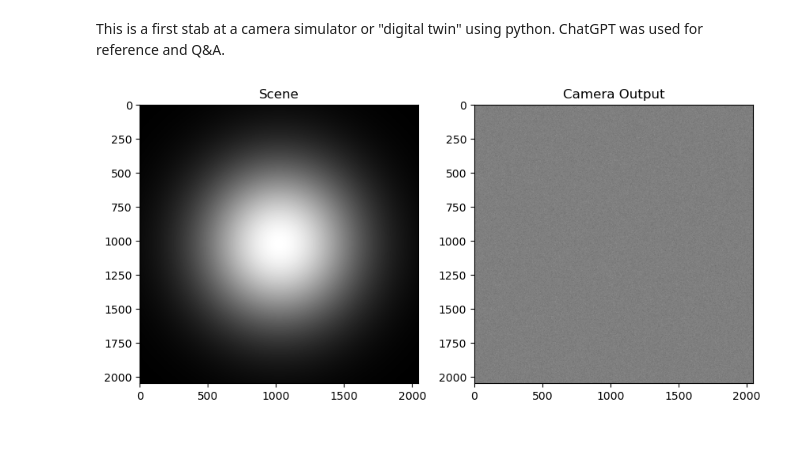
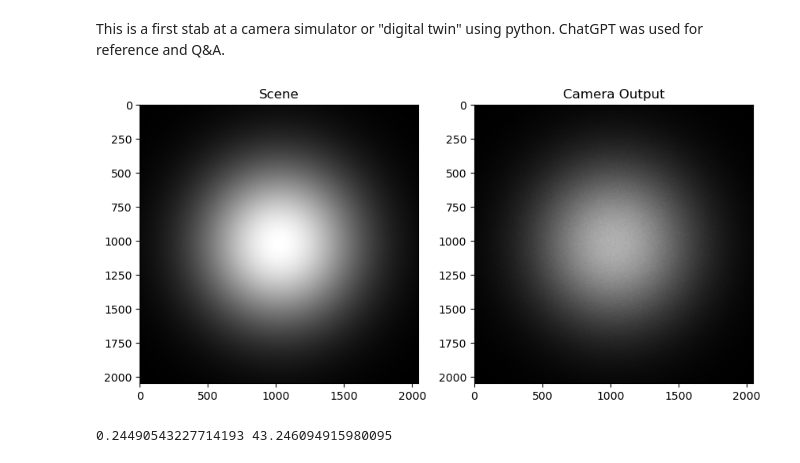
Before and after one commit to pbecerrav/cam_sim, a Jupyter notebook: cam_sim.ipynb, the cells around one changed output. Cells and saved outputs as stored; diff of their text form; code cells hidden in the pictures.

Commit message:
Made changes to scaling. 255

```diff
--- a/cam_sim.ipynb
+++ b/cam_sim.ipynb
@@ -9,16 +9,18 @@ import matplotlib.pyplot as plt
 # Parameters
 image_width = 2048
 image_height = 2048
-exposure_time = 0.1  # Exposure time in seconds
+exposure_time = 10  # Exposure time in seconds (?)
 
 # Simulate photon shot noise
-def simulate_photon_noise(image):
+def simulate_photon_noise(image, exposure_time):
     """
     Simulates photon shot noise. This noise is inherent to the randomness of photon arrivals.
     :param image: The initial image data (electron counts).
     :return: Simulated image data with added photon noise.
     """
-    return np.random.poisson(image)
+    scaled_image = image * exposure_time
+    poisson_noise = np.random.poisson(scaled_image) / exposure_time
+    return np.clip(poisson_noise, 0, 255)  # Clip values to [0, 255]
 
 # Simulate read noise
 def simulate_read_noise(image, read_noise_std):
@@ -28,7 +30,8 @@ def simulate_read_noise(image, read_noise_std):
     :param read_noise_std: Standard deviation of the read noise.
     :return: Simulated image data with added read noise.
     """
-    return image + np.random.normal(0, read_noise_std, image.shape)
+    noisy_image = image + np.random.normal(0, read_noise_std, image.shape)
+    return np.clip(noisy_image, 0, 255)  # Clip values to [0, 255]
 
 # Simulate dark current noise
 def simulate_dark_current(image, dark_current_rate, exposure_time):
@@ -40,7 +43,8 @@ def simulate_dark_current(image, dark_current_rate, exposure_time):
     :return: Simulated image data with added dark current noise.
     """
     dark_noise = np.random.poisson(dark_current_rate * exposure_time, image.shape)
-    return image + dark_noise
+    noisy_image = image + dark_noise
+    return np.clip(noisy_image, 0, 255)  # Clip values to [0, 255]
 
 # Simulate CMOS camera
 def simulate_cmos_camera(scene, exposure_time, read_noise_std, dark_current_rate):
@@ -51,38 +55,44 @@ def simulate_cmos_camera(scene, exposure_time, read_noise_std, dark_current_rate
     :param read_noise_std: Standard deviation of read noise.
     :param dark_current_rate: Dark current rate in electrons per second per pixel.
     :return: Simulated camera sensor output with photon noise, read noise, and dark current noise.
     """
     sensor_response = scene * exposure_time  # Apply exposure time
-    sensor_response = simulate_photon_noise(sensor_response)  # Simulate photon shot noise
+    sensor_response = simulate_photon_noise(sensor_response, exposure_time)  # Simulate photon shot noise
     sensor_response = simulate_read_noise(sensor_response, read_noise_std)  # Simulate read noise
     sensor_response = simulate_dark_current(sensor_response, dark_current_rate, exposure_time)  # Simulate dark current
     return sensor_response
 
 # Create a structured scene with a 2D Gaussian distribution
 x, y = np.meshgrid(np.linspace(0, 1, image_width), np.linspace(0, 1, image_height))
 center_x, center_y = 0.5, 0.5  # Center of the Gaussian distribution
 std_x, std_y = 0.2, 0.2  # Standard deviation for the Gaussian distribution
 
 scene = np.exp(-((x - center_x) ** 2 / (2 * std_x ** 2) + (y - center_y) ** 2 / (2 * std_y ** 2)))
 
-# Create a simple scene (grayscale)
-# scene = np.random.rand(image_height, image_width)
+# Simulate CMOS camera response with proper scaling
+camera_output = simulate_cmos_camera(scene, exposure_time=exposure_time, read_noise_std=0.0005, dark_current_rate=0.001)
 
-# Simulate CMOS camera response with proper scaling
-sensor_response = simulate_cmos_camera(scene, exposure_time=exposure_time, read_noise_std=5, dark_current_rate=0.01)
+# Linearly rescale the camera output to the [0, 255] range
+min_value = np.min(camera_output)
+max_value = np.max(camera_output)
+camera_output = 255 * (camera_output - min_value) / (max_value - min_value)
+
 
 # Display the scene and camera output
 plt.figure(figsize=(10, 5))
 plt.subplot(1, 2, 1)
 plt.title("Scene")
 plt.imshow(scene, cmap='gray')
 
 plt.subplot(1, 2, 2)
 plt.title("Camera Output")
-# Scale the sensor response for visualization purposes
-camera_output = sensor_response
 plt.imshow(camera_output, cmap='gray')
 
 plt.show()
+
+scene_mean = np.mean(scene)
+camera_output_mean = np.mean(camera_output)
+print(scene_mean, camera_output_mean)
 # %% [output]
-[figure, old version]
+[figure, new version]
+0.24490543227714193 43.246094915980095
```
Also changed, not shown: parts of 4 cells of this notebook.
